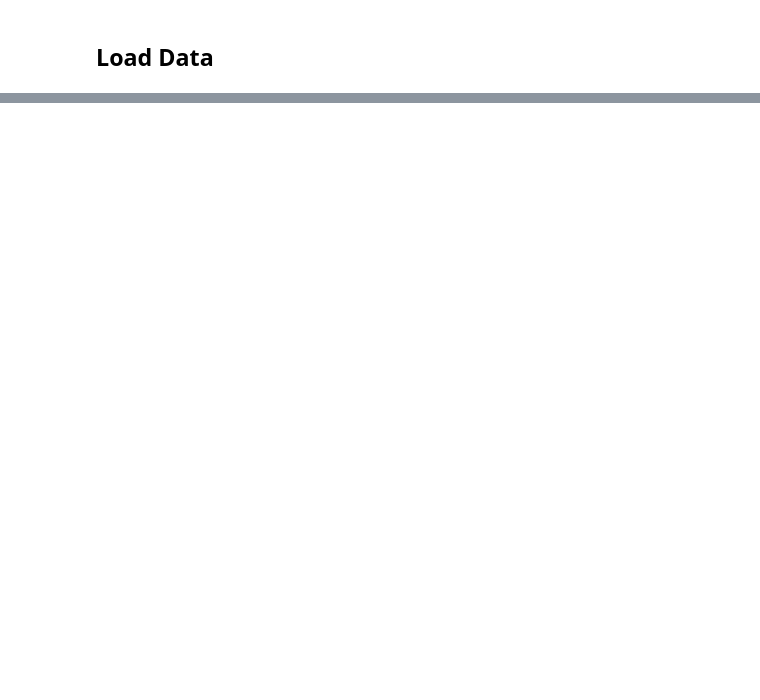
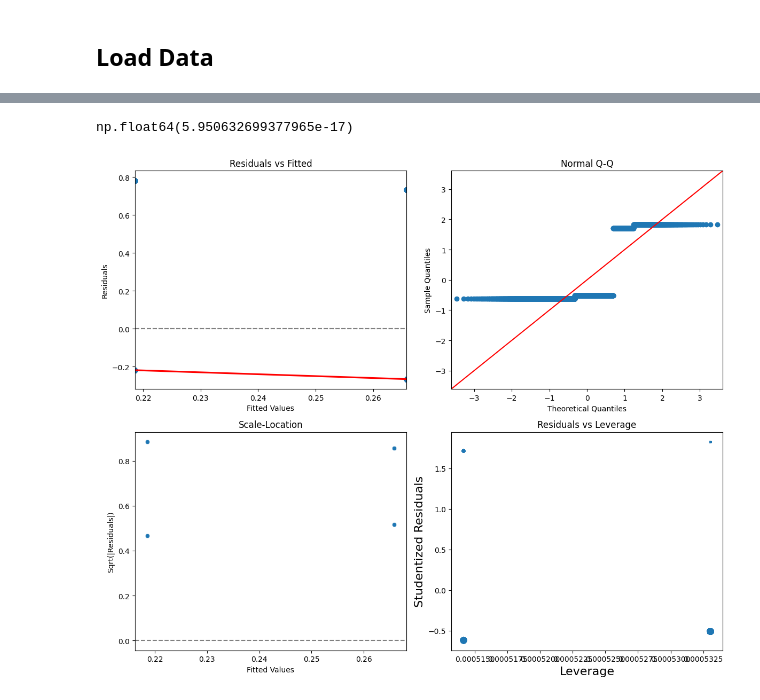
Before and after one commit to emolinaperez/econometrics_mek, a Jupyter notebook: Week 3/Python/Lab3_Econometrics.ipynb, the cells around one changed output, grey strips where cells are left out. Drawn from its saved outputs; the diff is of its cells as text; code cells hidden in the pictures; blank space fills up the shorter version.

Commit message:
week 3 update

```diff
--- a/Week 3/Python/Lab3_Econometrics.ipynb
+++ b/Week 3/Python/Lab3_Econometrics.ipynb
@@ -44,0 +17,6 @@ print(f"Mean of residuals: {mean_residuals}")
+# %%
+# URL of the .dta file
+data_file = "https://raw.githubusercontent.com/emolinaperez/econometrics_mek/main/Week%203/data/database_angrist_levy_09.dta"
+
+# Load the .dta file into a dataFrame
+data = pd.read_stata(data_file)
@@ -44,0 +285,9 @@ print(f"Mean of residuals: {mean_residuals}")
+# %%
+#Estimate liner model:
+
+# Filter the data for panel == 1
+data_subset = data[data['panel'] == 1]
+
+# Fit the linear regression model using the formula syntax
+model1 = smf.ols('zakaibag ~ treated', data=data_subset).fit()
+print(model1.summary())
@@ -44,0 +312,36 @@ print(f"Mean of residuals: {mean_residuals}")
+# %%
+# mean of residuals
+model1.resid.mean()
+# %% [output]
+np.float64(5.950632699377965e-17)
+# %%
+# Residual Plots
+fig, ax = plt.subplots(2, 2, figsize=(12, 10))
+
+# Residuals vs Fitted
+sns.residplot(x=model1.fittedvalues, y=model1.resid, lowess=True, line_kws={'color': 'red'}, ax=ax[0, 0])
+ax[0, 0].axhline(0, color='gray', linestyle='--')
+ax[0, 0].set_title("Residuals vs Fitted")
+ax[0, 0].set_xlabel("Fitted Values")
+ax[0, 0].set_ylabel("Residuals")
+
+# Normal Q-Q
+sm.qqplot(model1.resid, line="45", fit=True, ax=ax[0, 1])
+ax[0, 1].set_title("Normal Q-Q")
+
+# Scale-Location (Spread-Location)
+abs_resid = abs(model1.resid)**0.5
+sns.scatterplot(x=model1.fittedvalues, y=abs_resid, ax=ax[1, 0])
+ax[1, 0].axhline(0, color='gray', linestyle='--')
+ax[1, 0].set_title("Scale-Location")
+ax[1, 0].set_xlabel("Fitted Values")
+ax[1, 0].set_ylabel("Sqrt(|Residuals|)")
+
+# Residuals vs Leverage
+sm.graphics.influence_plot(model1, criterion="cooks", size=2, ax=ax[1, 1])
+ax[1, 1].set_title("Residuals vs Leverage")
+
+plt.tight_layout()
+plt.show()
+# %% [output]
+[figure, added]
```
Also changed, not shown: parts of 47 cells of this notebook, 4 other files.
